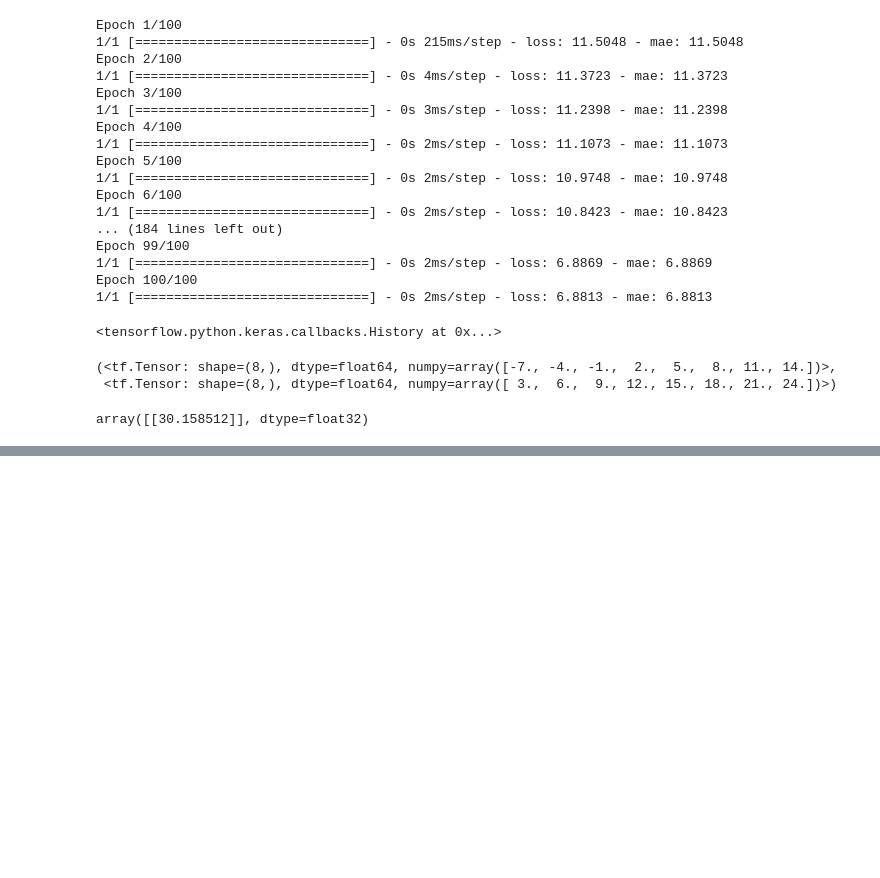
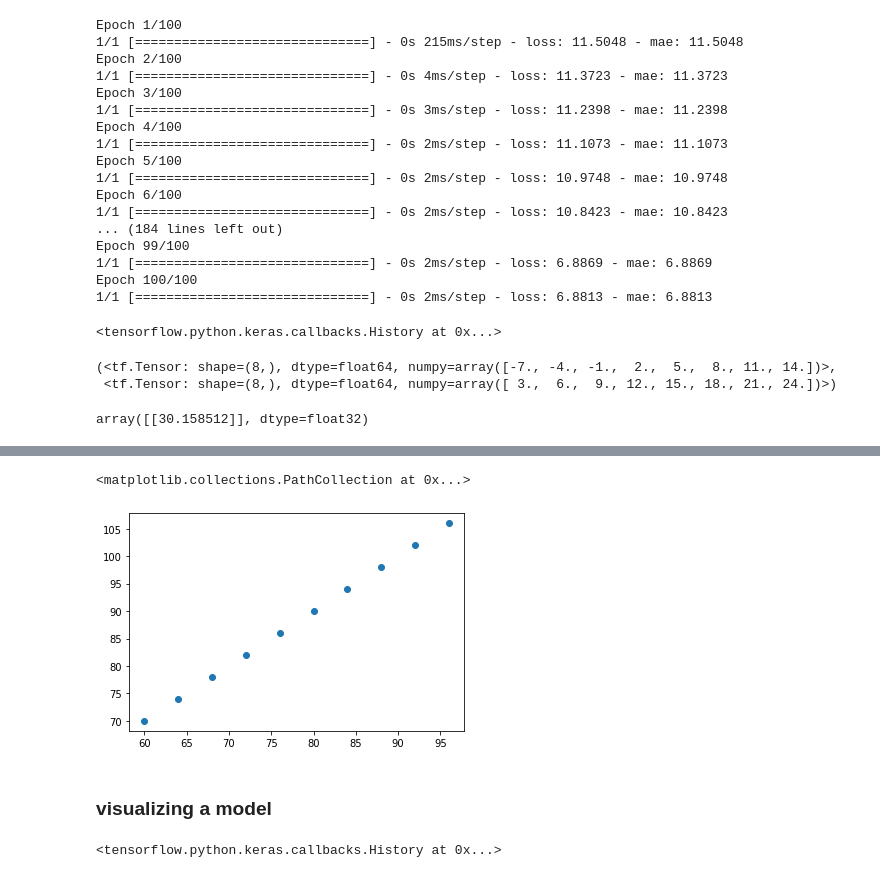
Before and after one commit to realtechz/Tensorflow_zero_to_mastery, a Jupyter notebook: 01_TF_regression/01_NN_regression_with_TF.ipynb, the cells around one changed output, grey strips where cells are left out. Cells and saved outputs as stored; diff of their text form; code cells hidden in the pictures; blank space fills up the shorter version.

```diff
--- a/01_TF_regression/01_NN_regression_with_TF.ipynb
+++ b/01_TF_regression/01_NN_regression_with_TF.ipynb
@@ -229,0 +354,5 @@ array([[31.941301]], dtype=float32)
+# %%
+plt.scatter(X_test,y_test)
+# %% [output]
+<matplotlib.collections.PathCollection at 0x...>
+[figure, added]
@@ -229,0 +374,2 @@ array([[31.941301]], dtype=float32)
+# %% [markdown]
+### visualizing a model
@@ -229,0 +379,14 @@ array([[31.941301]], dtype=float32)
+# %%
+tf.random.set_seed(42)
+model = tf.keras.Sequential([
+                            tf.keras.layers.Dense(10 , input_shape = [1], name = "Inpur_layer"),
+                            tf.keras.layers.Dense(1, name = "Output_layer")
+
+], name = "my_model")
+
+model.compile(optimizer = tf.keras.optimizers.SGD(learning_rate= 0.01),
+              loss = tf.keras.losses.mae,
+              metrics = ["mae"])
+model.fit(X_train,y_train, verbose = 0,epochs = 100)
+# %% [output]
+<tensorflow.python.keras.callbacks.History at 0x...>
```
Also changed, not shown: parts of 26 cells of this notebook.
